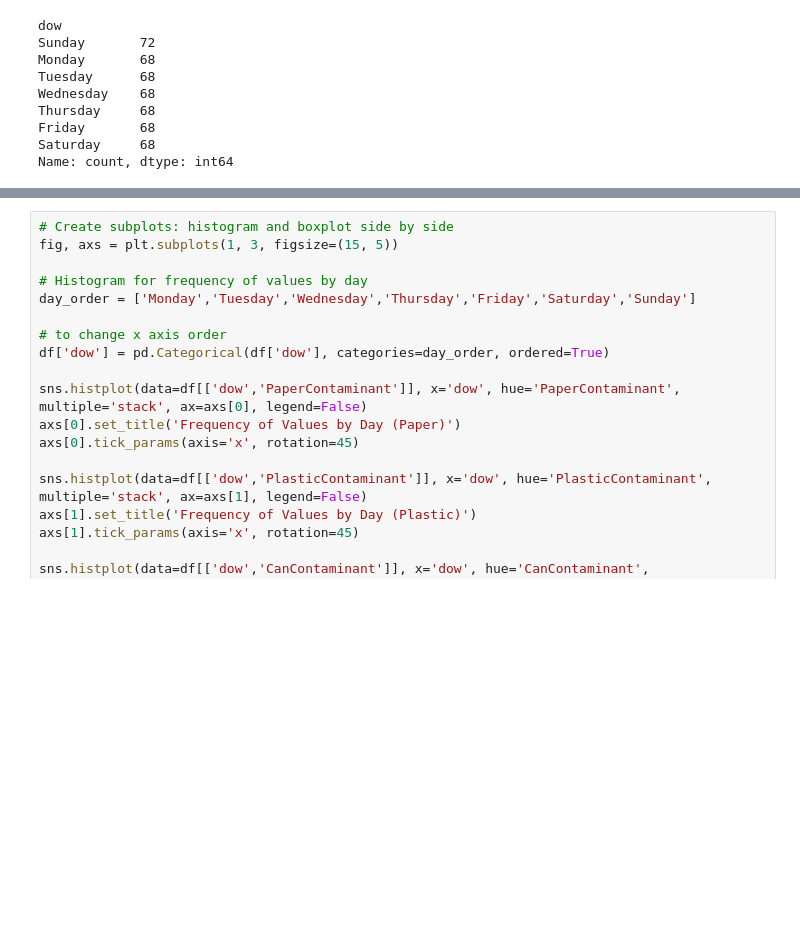
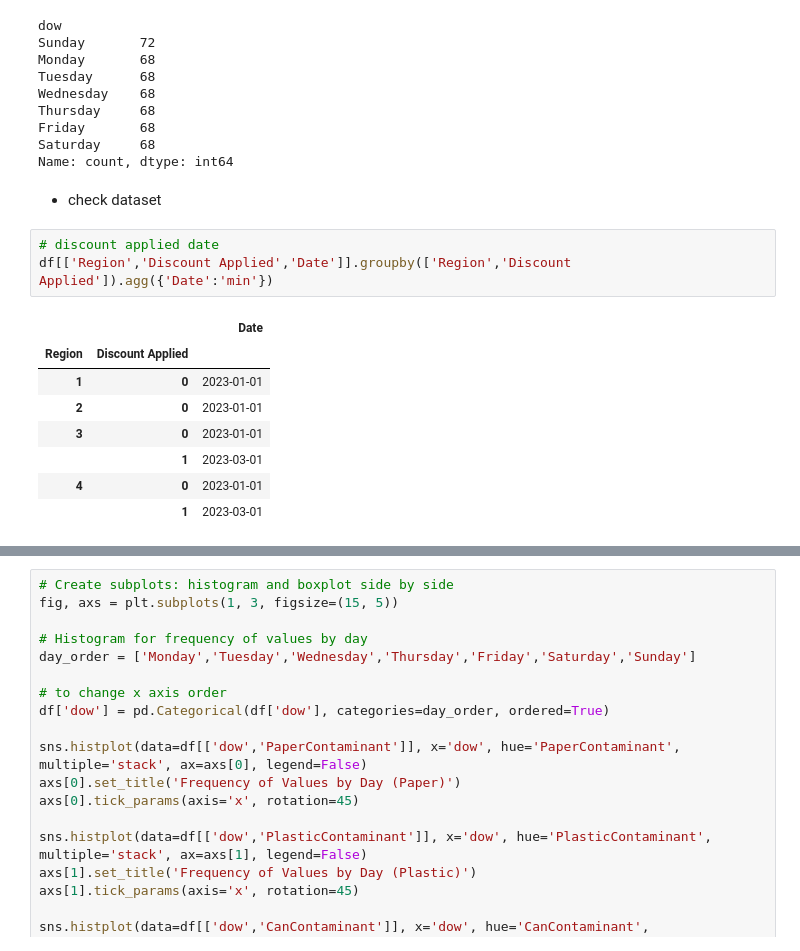
Before and after one commit to Alphteow/EconsModel, a Jupyter notebook: Econ_Group_Project3.ipynb, the cells around one changed output, grey strips where cells are left out. Cells and saved outputs as stored; diff of their text form; blank space fills up the shorter version.

```diff
--- a/Econ_Group_Project3.ipynb
+++ b/Econ_Group_Project3.ipynb
@@ -102,3 +102,17 @@ Thursday     68
 Friday       68
 Saturday     68
 Name: count, dtype: int64
+# %% [markdown]
+- check dataset
+# %%
+# discount applied date
+df[['Region','Discount Applied','Date']].groupby(['Region','Discount Applied']).agg({'Date':'min'})
+# %% [output]
+|  |  | Date |
+| Region | Discount Applied |  |
+| 1 | 0 | 2023-01-01 |
+| 2 | 0 | 2023-01-01 |
+| 3 | 0 | 2023-01-01 |
+|  | 1 | 2023-03-01 |
+| 4 | 0 | 2023-01-01 |
+|  | 1 | 2023-03-01 |
```
Also changed, not shown: parts of 2 cells of this notebook.
